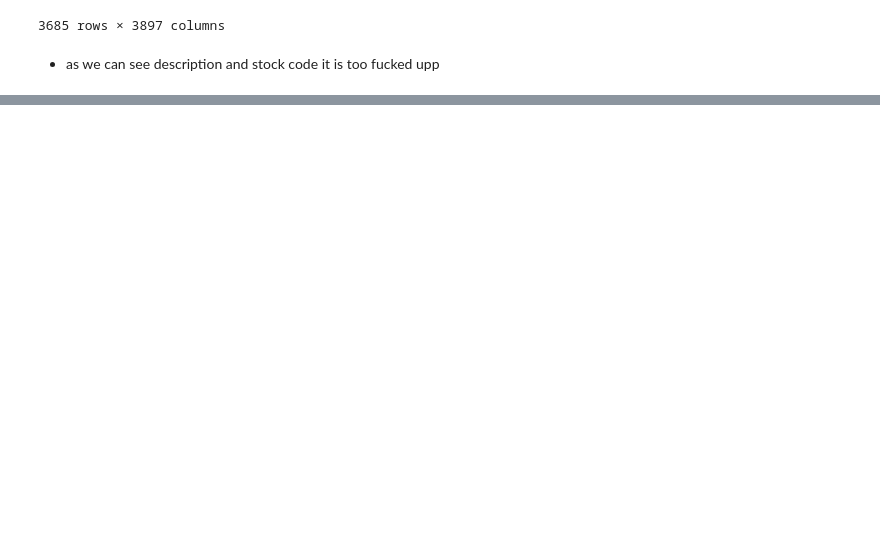
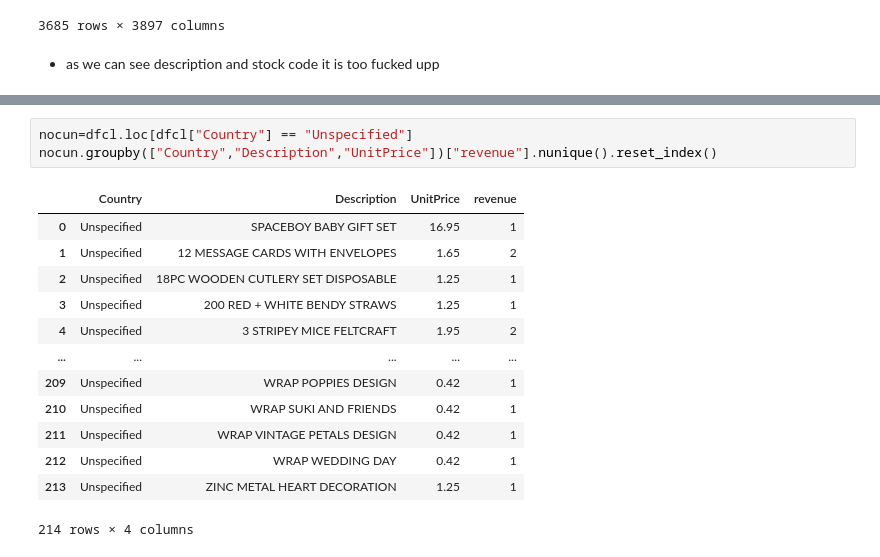
Before and after one commit to mokshithr530/bigdatacheck, a Jupyter notebook: dataset/checkdata2.ipynb, the cells around one changed output, grey strips where cells are left out. Cells and saved outputs as stored; diff of their text form; blank space fills up the shorter version.

```diff
--- a/dataset/checkdata2.ipynb
+++ b/dataset/checkdata2.ipynb
@@ -447,0 +443,17 @@ pd.crosstab(dfcl["StockCode"],dfcl["Description"],margins=True)
+# %%
+nocun=dfcl.loc[dfcl["Country"] == "Unspecified"]
+nocun.groupby(["Country","Description","UnitPrice"])["revenue"].nunique().reset_index()
+# %% [output]
+|  | Country | Description | UnitPrice | revenue |
+| 0 | Unspecified | SPACEBOY BABY GIFT SET | 16.95 | 1 |
+| 1 | Unspecified | 12 MESSAGE CARDS WITH ENVELOPES | 1.65 | 2 |
+| 2 | Unspecified | 18PC WOODEN CUTLERY SET DISPOSABLE | 1.25 | 1 |
+| 3 | Unspecified | 200 RED + WHITE BENDY STRAWS | 1.25 | 1 |
+| 4 | Unspecified | 3 STRIPEY MICE FELTCRAFT | 1.95 | 2 |
+| ... | ... | ... | ... | ... |
+| 209 | Unspecified | WRAP POPPIES DESIGN | 0.42 | 1 |
+| 210 | Unspecified | WRAP SUKI AND FRIENDS | 0.42 | 1 |
+| 211 | Unspecified | WRAP VINTAGE PETALS DESIGN | 0.42 | 1 |
+| 212 | Unspecified | WRAP WEDDING DAY | 0.42 | 1 |
+| 213 | Unspecified | ZINC METAL HEART DECORATION | 1.25 | 1 |
+214 rows × 4 columns
```
Also changed, not shown: parts of 2 cells of this notebook.
